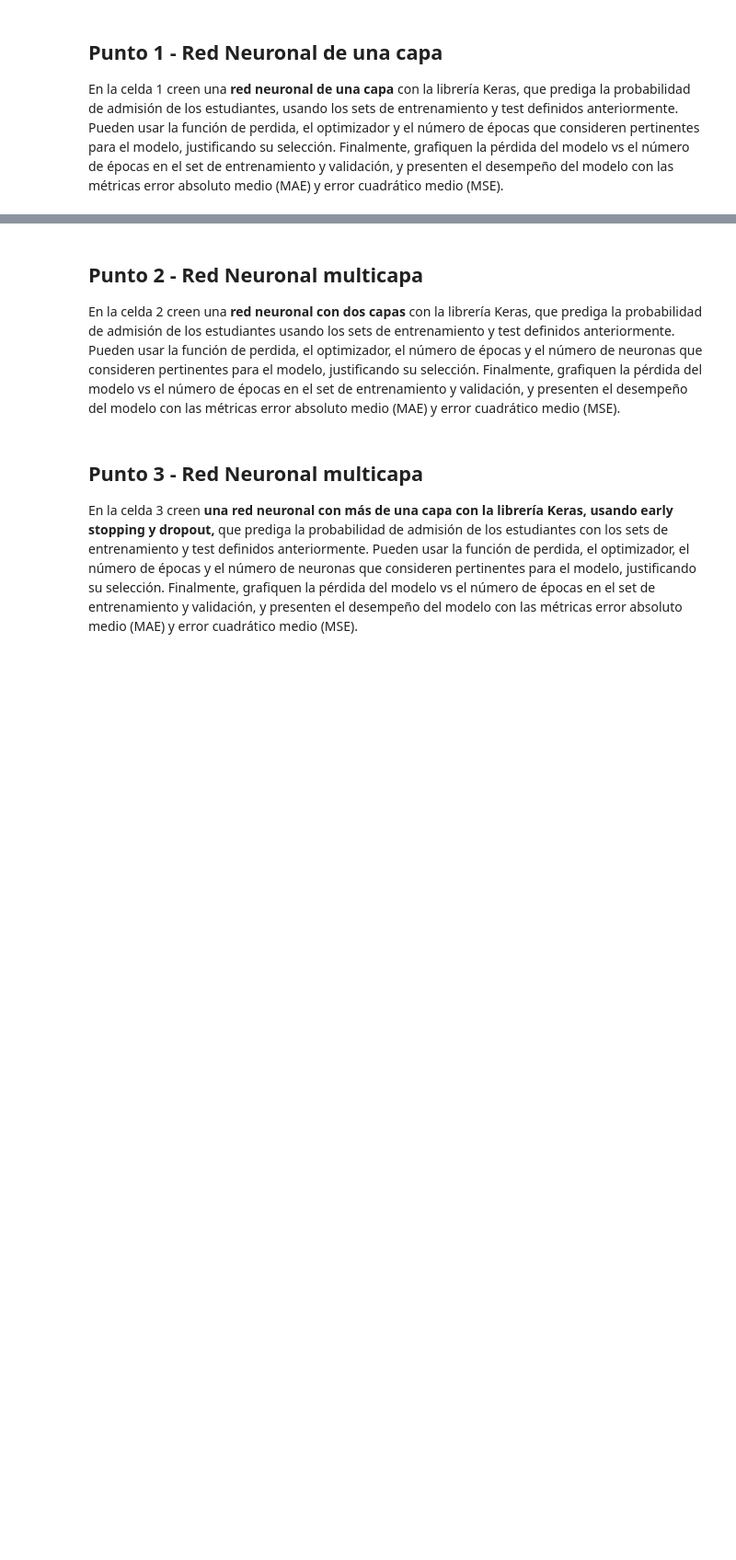
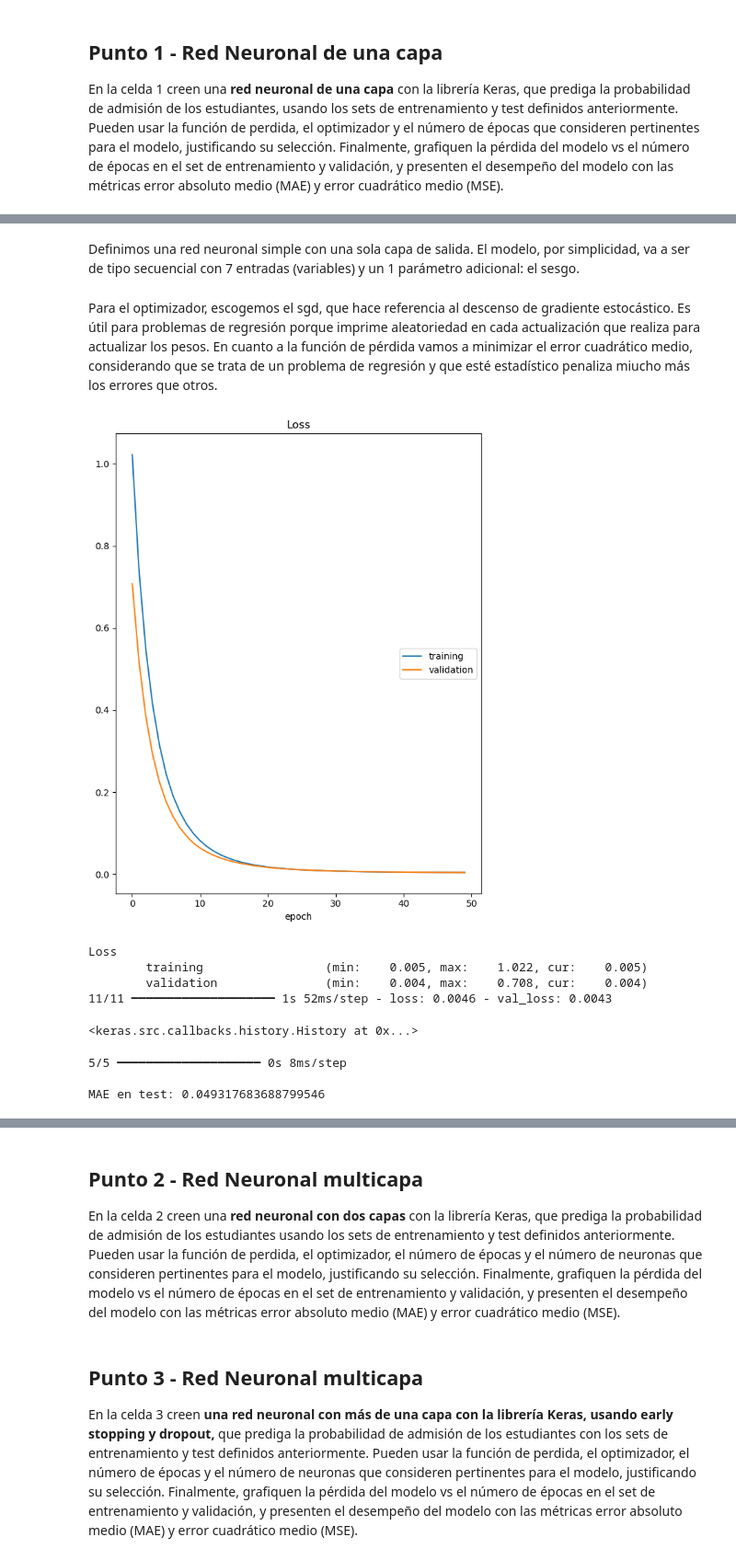
Before and after one commit to carol71/MIAD_ML_NLP_2025, a Jupyter notebook: Semana 6/S6TC1-Redes_Neuronales.ipynb, the cells around one changed output, grey strips where cells are left out. Shown at 92% size. Cells and saved outputs as stored; diff of their text form; code cells hidden in the pictures; blank space fills up the shorter version.

```diff
--- a/Semana 6/S6TC1-Redes_Neuronales.ipynb
+++ b/Semana 6/S6TC1-Redes_Neuronales.ipynb
@@ -49,0 +80,17 @@ En la celda 1 creen una **red neuronal de una capa** con la librería Keras, que
+# %%
+Y_train = Y_train.reshape(-1, 1)
+Y_test = Y_test.reshape(-1,1)
+# %%
+output_var = Y_train.shape[1]
+dims = X_train.shape[1]
+# %%
+# Celda 1
+K.clear_session()
+
+# Definición red neuronal con la función Sequential()
+model = Sequential()
+# Definición de la capa densa con un tamaño de salida igual a output_var y un input_shape de dims
+model.add(Dense(output_var, input_shape=(dims,)))
+
+# Impresión de la arquitectura de la red neuronal
+print(model.summary())
@@ -49,0 +109,27 @@ En la celda 1 creen una **red neuronal de una capa** con la librería Keras, que
+# %% [markdown]
+Definimos una red neuronal simple con una sola capa de salida. El modelo, por simplicidad, va a ser de tipo secuencial con 7 entradas (variables) y un 1 parámetro adicional: el sesgo.
+# %%
+model.compile(optimizer='sgd', loss='mean_squared_error')
+# %% [markdown]
+Para el optimizador, escogemos el sgd, que hace referencia al descenso de gradiente estocástico. Es útil para problemas de regresión porque imprime aleatoriedad en cada actualización que realiza para actualizar los pesos. En cuanto a la función de pérdida vamos a minimizar el error cuadrático medio, considerando que se trata de un problema de regresión y que esté estadístico penaliza miucho más los errores que otros.
+# %%
+model.fit(X_train, Y_train,
+          verbose=1,
+          epochs=50,
+          validation_data=(X_test, Y_test),
+          callbacks=[PlotLossesKeras()])
+# %% [output]
+[figure, added]
+Loss
+        training                 (min:    0.005, max:    1.022, cur:    0.005)
+        validation               (min:    0.004, max:    0.708, cur:    0.004)
+11/11 ━━━━━━━━━━━━━━━━━━━━ 1s 52ms/step - loss: 0.0046 - val_loss: 0.0043
+<keras.src.callbacks.history.History at 0x...>
+# %%
+y_pred = model.predict(X_test)
+
+print(f"\nMAE en test: {mean_absolute_error(Y_test, y_pred)}")
+# %% [output]
+5/5 ━━━━━━━━━━━━━━━━━━━━ 0s 8ms/step
+
+MAE en test: 0.049317683688799546
```
Also changed, not shown: parts of 7 cells of this notebook, 2 other files.
